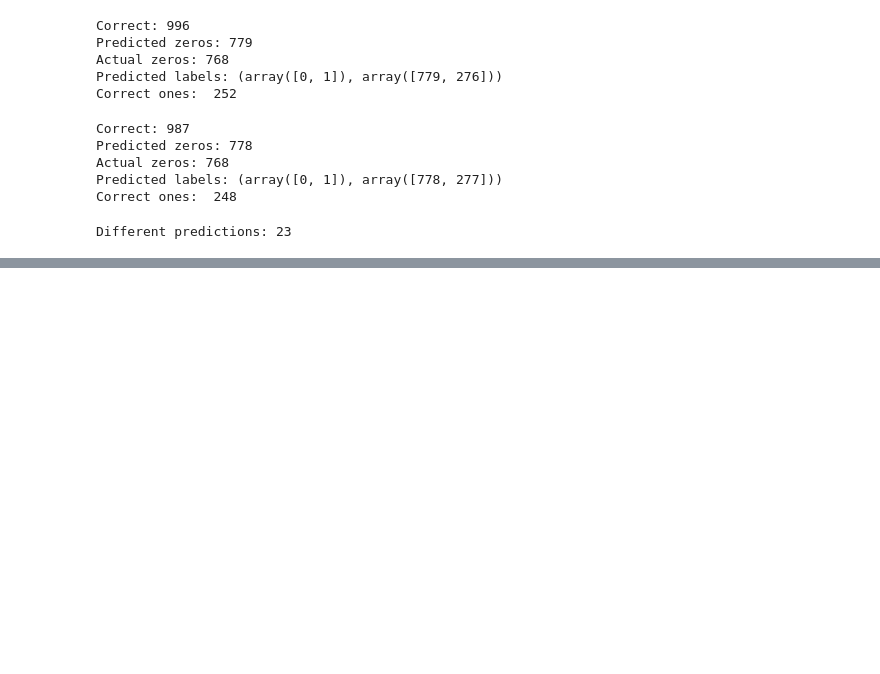
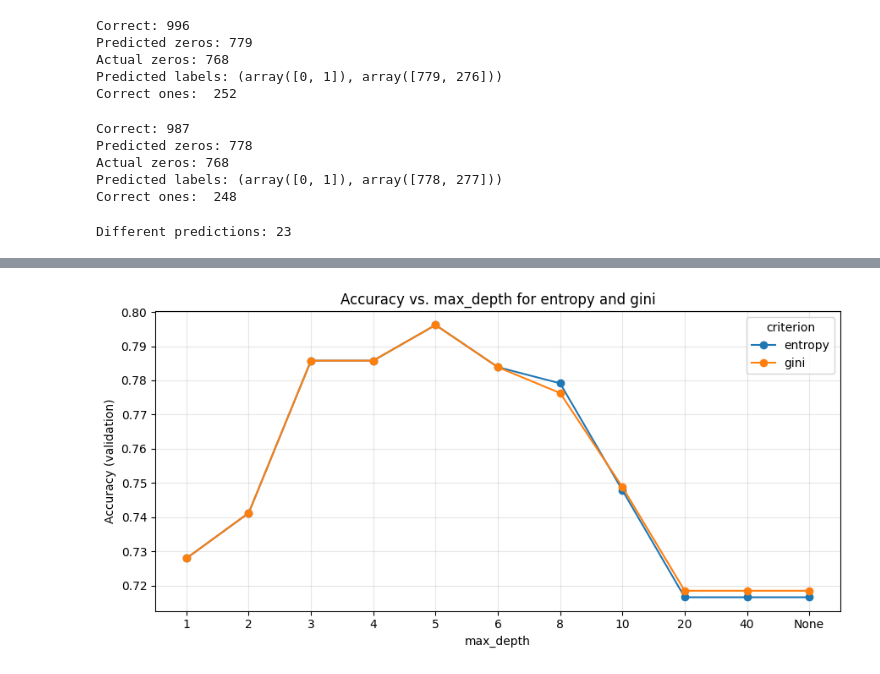
Before and after one commit to madsrb2003-dev/inf264_proj1, a Jupyter notebook: run_experiment.ipynb, the cells around one changed output, grey strips where cells are left out. Cells and saved outputs as stored; diff of their text form; code cells hidden in the pictures; blank space fills up the shorter version.

```diff
--- a/run_experiment.ipynb
+++ b/run_experiment.ipynb
@@ -121,3 +124,10 @@ Correct ones:  248
 print("Different predictions:", np.sum(y_pred != y_pred_entropy))
 # %% [output]
 Different predictions: 23
+# %%
+criteria = ["entropy", "gini"]
+max_depths = [1, 2, 3, 4, 5, 6, 8, 10, 20, 40, None]
+
+print(f"Criteria:   {criteria}")
+print(f"Max depths: {max_depths}")
+print(f"Total models to train: {len(criteria) * len(max_depths)}")
@@ -123,0 +238,13 @@ Different predictions: 23
+# %%
+fig, ax = plt.subplots(figsize=(9, 4.5))
+for criterion, group in plot_df.groupby('criterion'):
+    ax.plot(group['depth_label'], group['accuracy'], marker="o", label=criterion)
+ax.set_xlabel('max_depth')
+ax.set_ylabel('Accuracy (validation)')
+ax.set_title('Accuracy vs. max_depth for entropy and gini')
+ax.legend(title='criterion')
+ax.grid(alpha=0.3)
+plt.tight_layout()
+plt.show()
+# %% [output]
+[figure, added]
```
Also changed, not shown: parts of 15 cells of this notebook, 1 other file.
